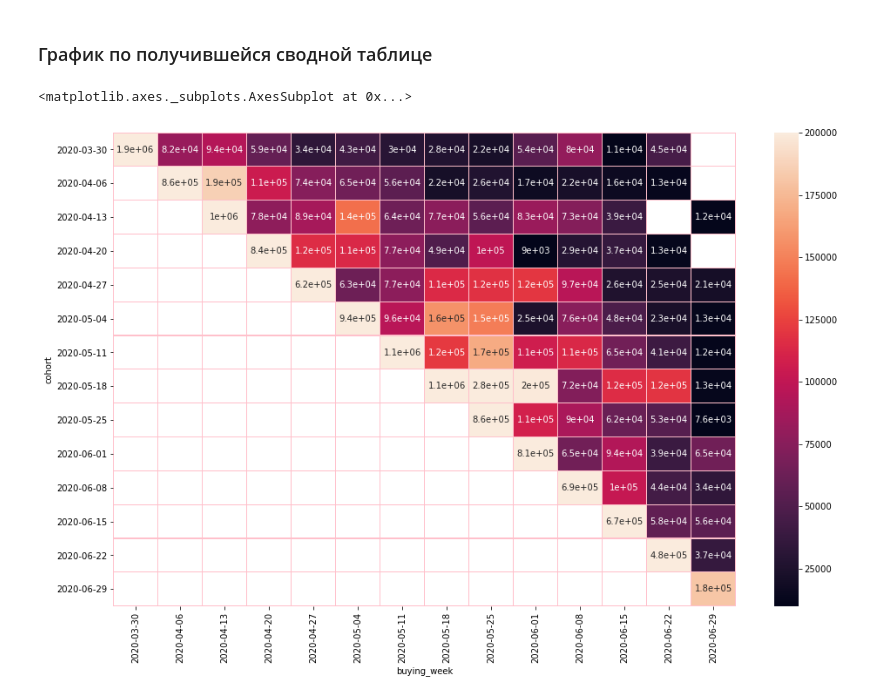
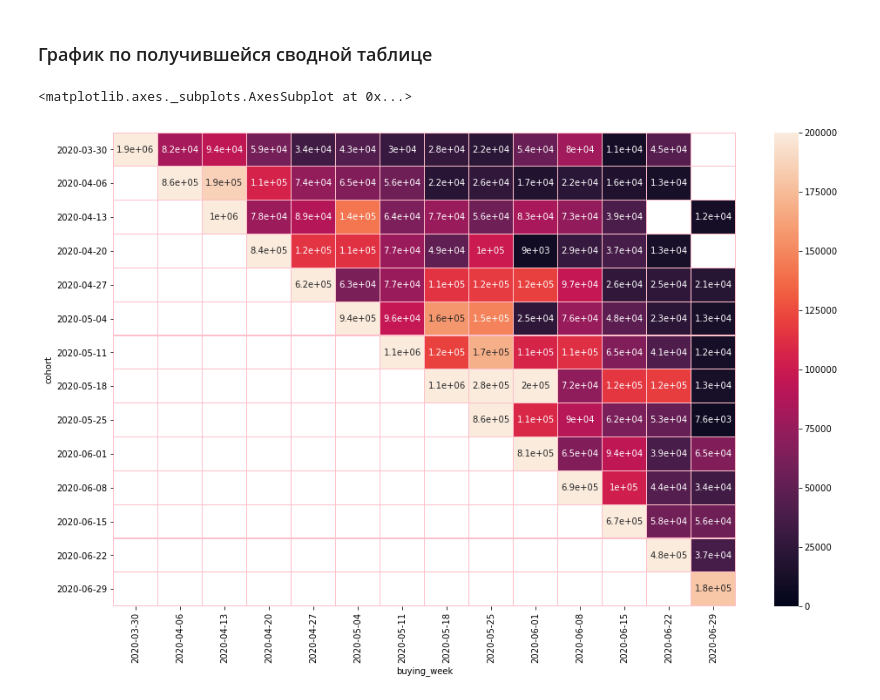
Before and after one commit to LotFullKa/PyProjects, a Jupyter notebook: praktika.ipynb, the cells around one changed output. Cells and saved outputs as stored; diff of their text form; code cells hidden in the pictures.

Commit message:
+update colors in heatmap

```diff
--- a/praktika.ipynb
+++ b/praktika.ipynb
@@ -231,16 +231,16 @@ pivoted.fillna('')
 # %%
 mpl.pyplot.figure(figsize=(16,10))
 
 sns.heatmap(
     pivoted,
-    vmin=10000,
+    vmin=0,
     vmax =200000,
     linewidths=0.1,
     linecolor='pink',
     xticklabels=pivoted.columns.date,
     yticklabels=pivoted.columns.date,
     annot=True,
 )
 # %% [output]
 <matplotlib.axes._subplots.AxesSubplot at 0x...>
-[figure, old version]
+[figure, new version]
```
